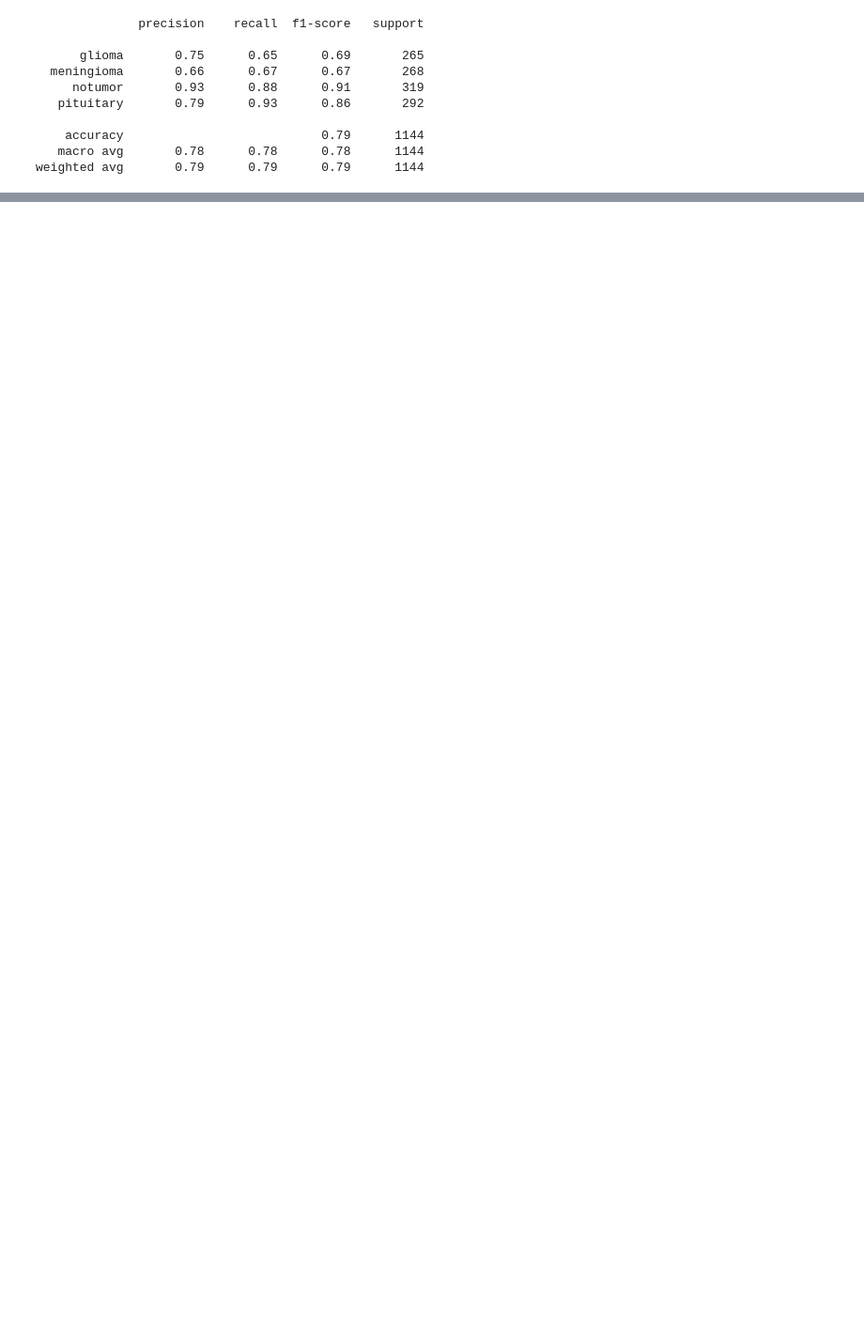
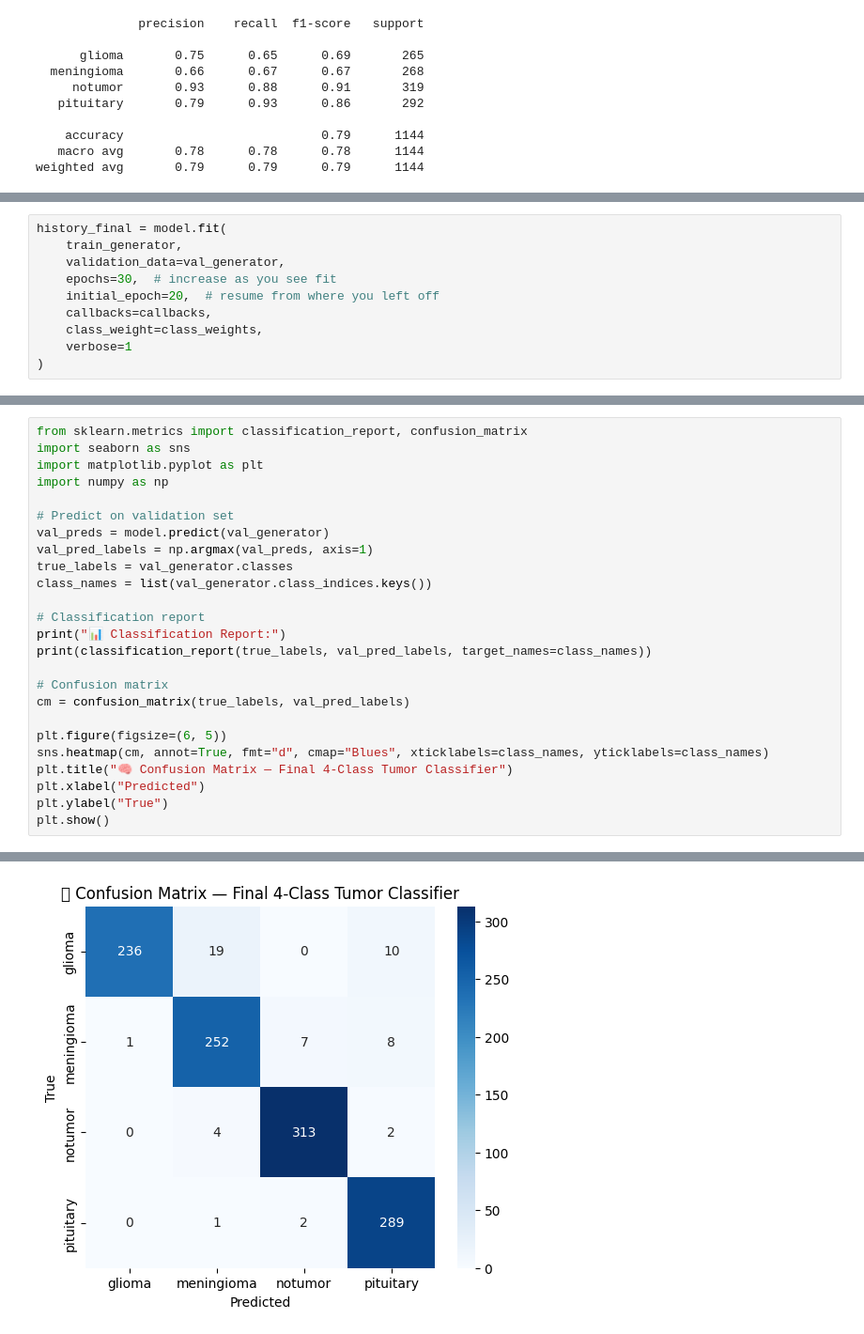
Before and after one commit to Mamoun-04/TumorClassification, a Jupyter notebook: TumorDetection.ipynb, the cells around one changed output, grey strips where cells are left out. Shown at 94% size. Saved outputs shown, nothing was run; the diff lists cells and outputs as text; blank space fills up the shorter version.

```diff
--- a/TumorDetection.ipynb
+++ b/TumorDetection.ipynb
@@ -1397,0 +1558,10 @@ weighted avg       0.79      0.79      0.79      1144
+# %%
+history_final = model.fit(
+    train_generator,
+    validation_data=val_generator,
+    epochs=30,  # increase as you see fit
+    initial_epoch=20,  # resume from where you left off
+    callbacks=callbacks,
+    class_weight=class_weights,
+    verbose=1
+)
@@ -1397,0 +1600,26 @@ weighted avg       0.79      0.79      0.79      1144
+# %%
+from sklearn.metrics import classification_report, confusion_matrix
+import seaborn as sns
+import matplotlib.pyplot as plt
+import numpy as np
+
+# Predict on validation set
+val_preds = model.predict(val_generator)
+val_pred_labels = np.argmax(val_preds, axis=1)
+true_labels = val_generator.classes
+class_names = list(val_generator.class_indices.keys())
+
+# Classification report
+print("📊 Classification Report:")
+print(classification_report(true_labels, val_pred_labels, target_names=class_names))
+
+# Confusion matrix
+cm = confusion_matrix(true_labels, val_pred_labels)
+
+plt.figure(figsize=(6, 5))
+sns.heatmap(cm, annot=True, fmt="d", cmap="Blues", xticklabels=class_names, yticklabels=class_names)
+plt.title("🧠 Confusion Matrix — Final 4-Class Tumor Classifier")
+plt.xlabel("Predicted")
+plt.ylabel("True")
+plt.show()
+# %% [output]
@@ -1397,0 +1638 @@ weighted avg       0.79      0.79      0.79      1144
+[figure, added]
```
Also changed, not shown: parts of 11 cells of this notebook.
